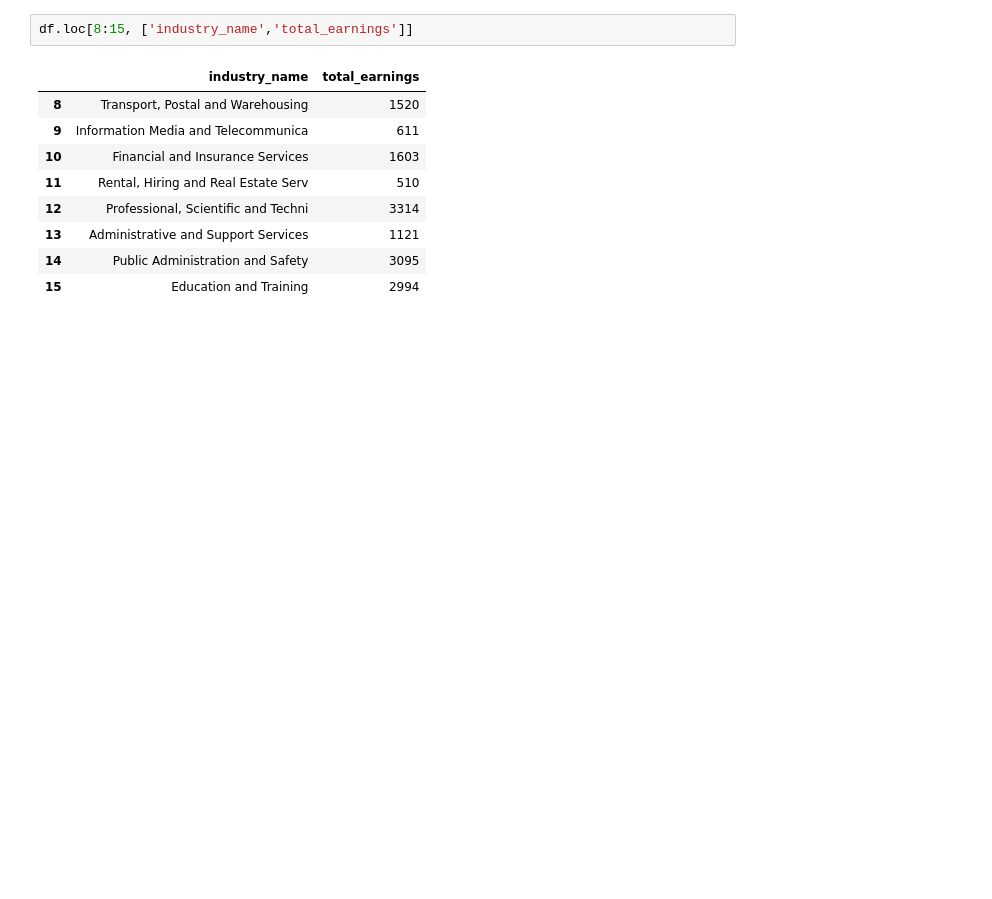
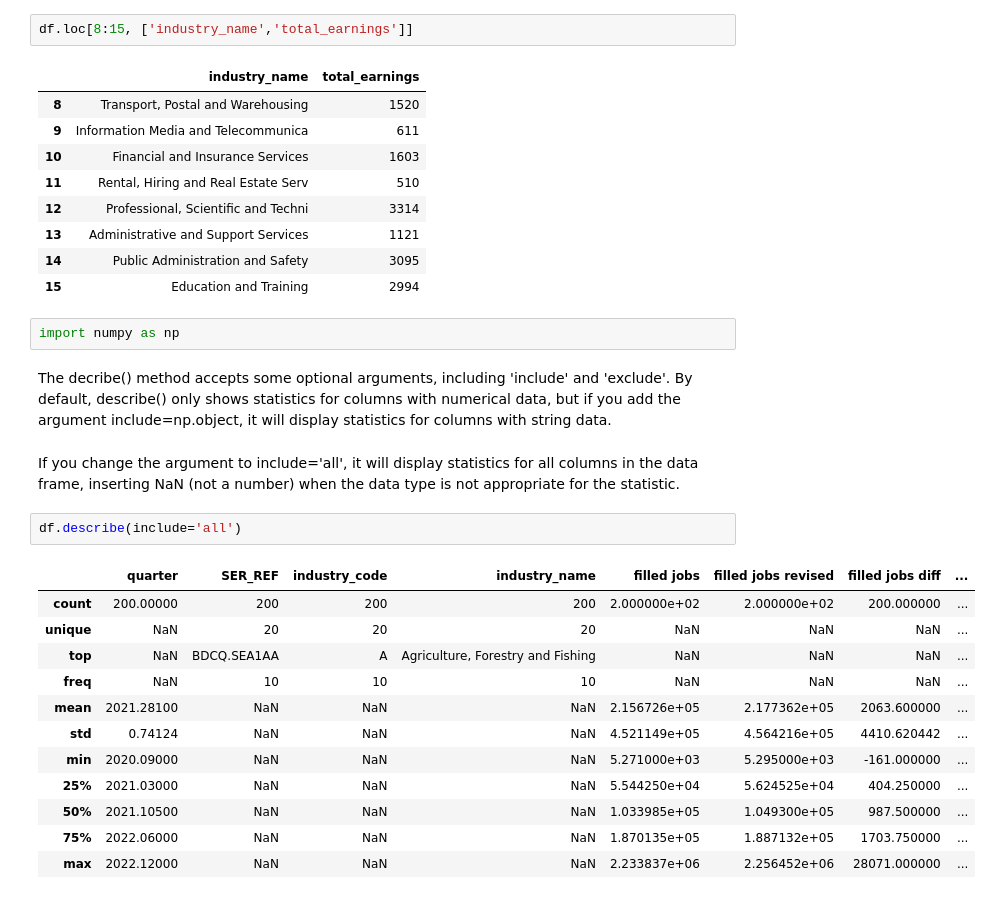
Before and after one commit to SatvikBhatnagar/Data-Engineering, a Jupyter notebook: 007_investigating_data_Pandas_Data_Frame.ipynb, the cells around one changed output. Saved outputs shown, nothing was run; the diff lists cells and outputs as text; blank space fills up the shorter version.

Commit message:
more about pd.describe()

```diff
--- a/007_investigating_data_Pandas_Data_Frame.ipynb
+++ b/007_investigating_data_Pandas_Data_Frame.ipynb
@@ -268,3 +268,24 @@ df.loc[8:15, ['industry_name','total_earnings']]
 | 13 | Administrative and Support Services | 1121 |
 | 14 | Public Administration and Safety | 3095 |
 | 15 | Education and Training | 2994 |
+# %%
+import numpy as np
+# %% [markdown]
+The decribe() method accepts some optional arguments, including 'include' and 'exclude'. By default, describe() only shows statistics for columns with numerical data, but if you add the argument include=np.object, it will display statistics for columns with string data.
+# %% [markdown]
+If you change the argument to include='all', it will display statistics for all columns in the data frame, inserting NaN (not a number) when the data type is not appropriate for the statistic.
+# %%
+df.describe(include='all')
+# %% [output]
+|  | quarter | SER_REF | industry_code | industry_name | filled jobs | filled jobs revised | filled jobs diff | ... |
+| count | 200.00000 | 200 | 200 | 200 | 2.000000e+02 | 2.000000e+02 | 200.000000 | ... |
+| unique | NaN | 20 | 20 | 20 | NaN | NaN | NaN | ... |
+| top | NaN | BDCQ.SEA1AA | A | Agriculture, Forestry and Fishing | NaN | NaN | NaN | ... |
+| freq | NaN | 10 | 10 | 10 | NaN | NaN | NaN | ... |
+| mean | 2021.28100 | NaN | NaN | NaN | 2.156726e+05 | 2.177362e+05 | 2063.600000 | ... |
+| std | 0.74124 | NaN | NaN | NaN | 4.521149e+05 | 4.564216e+05 | 4410.620442 | ... |
+| min | 2020.09000 | NaN | NaN | NaN | 5.271000e+03 | 5.295000e+03 | -161.000000 | ... |
+| 25% | 2021.03000 | NaN | NaN | NaN | 5.544250e+04 | 5.624525e+04 | 404.250000 | ... |
+| 50% | 2021.10500 | NaN | NaN | NaN | 1.033985e+05 | 1.049300e+05 | 987.500000 | ... |
+| 75% | 2022.06000 | NaN | NaN | NaN | 1.870135e+05 | 1.887132e+05 | 1703.750000 | ... |
+| max | 2022.12000 | NaN | NaN | NaN | 2.233837e+06 | 2.256452e+06 | 28071.000000 | ... |
```
Also changed, not shown: parts of 2 cells of this notebook.
